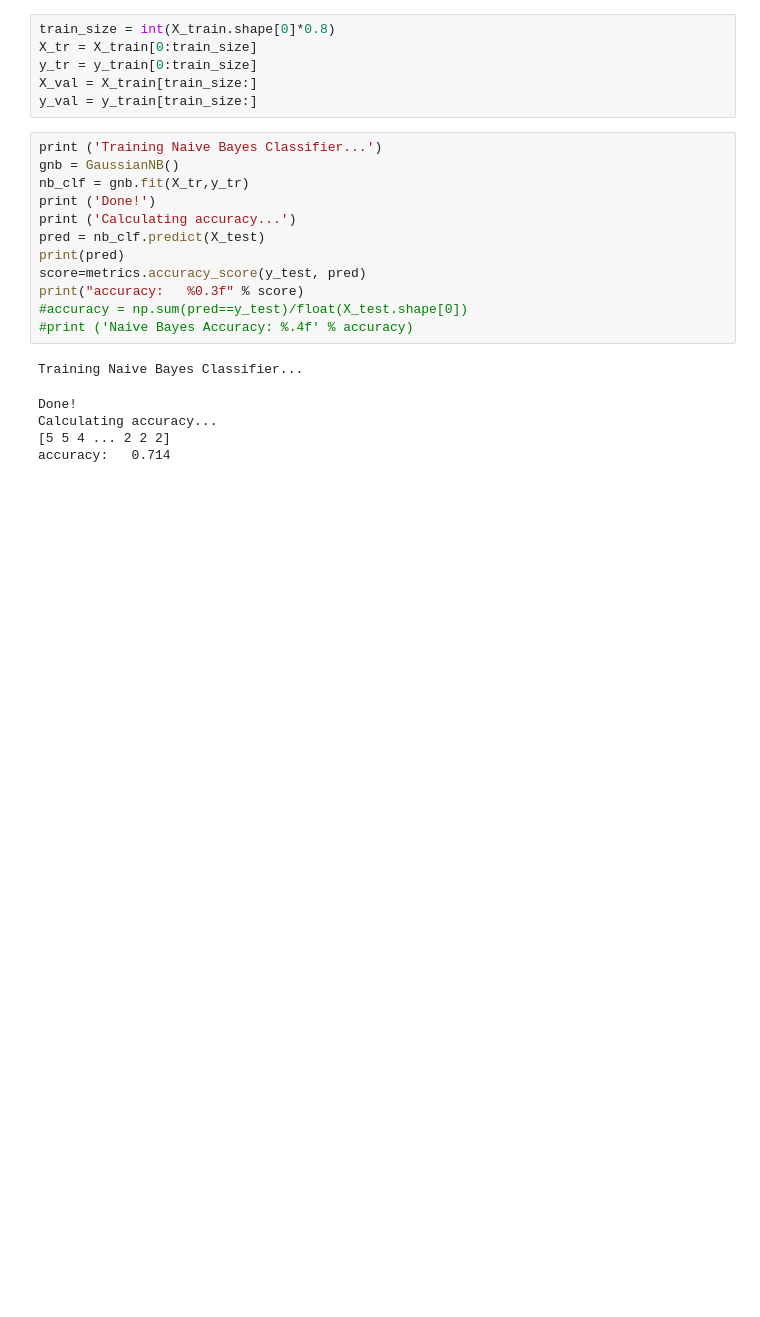
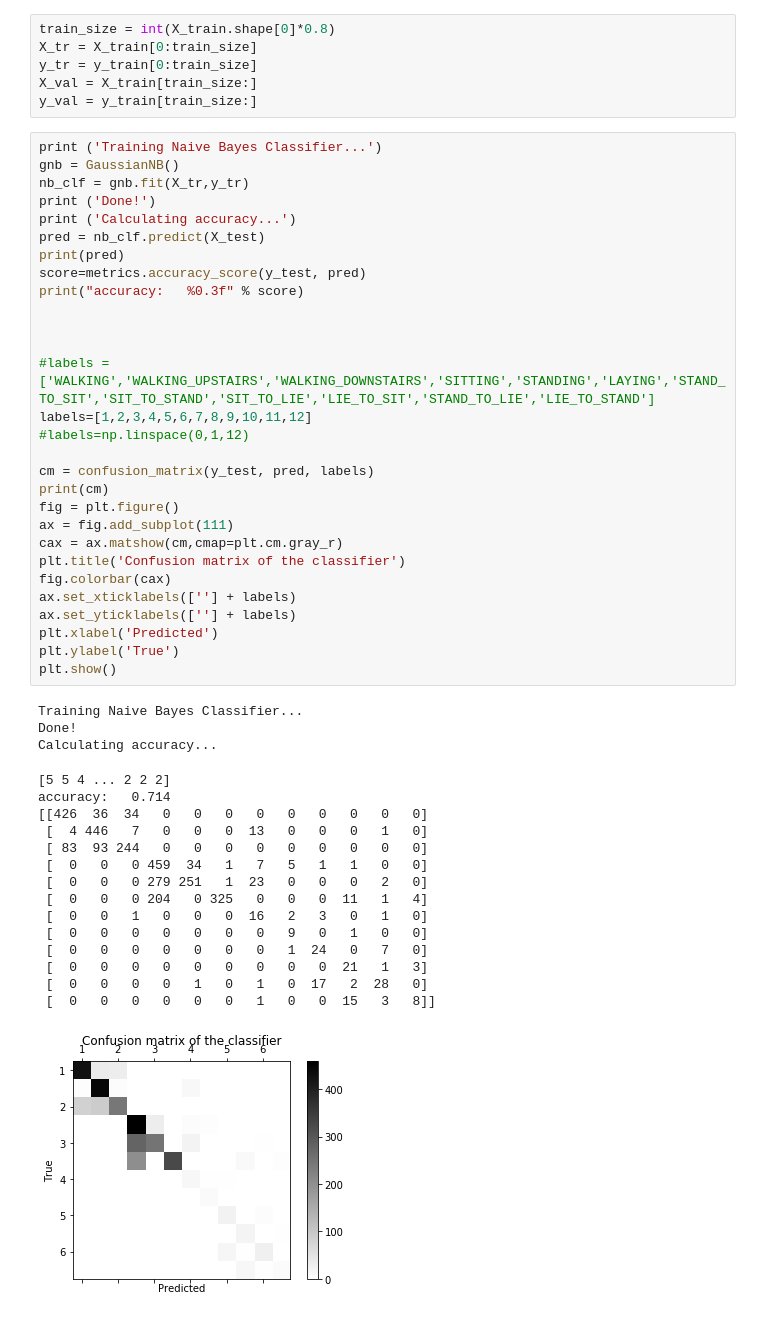
Before and after one commit to HAPTDS/HAPT, a Jupyter notebook: HAPT preprocessing.ipynb, the cells around one changed output. Saved outputs shown, nothing was run; the diff lists cells and outputs as text; blank space fills up the shorter version.

```diff
--- a/HAPT preprocessing.ipynb
+++ b/HAPT preprocessing.ipynb
@@ -105,21 +106,51 @@ y_val = y_train[train_size:]
 # %%
 print ('Training Naive Bayes Classifier...')
 gnb = GaussianNB()
 nb_clf = gnb.fit(X_tr,y_tr)
 print ('Done!')
 print ('Calculating accuracy...')
 pred = nb_clf.predict(X_test)
 print(pred)
 score=metrics.accuracy_score(y_test, pred)
 print("accuracy:   %0.3f" % score)
-#accuracy = np.sum(pred==y_test)/float(X_test.shape[0])
-#print ('Naive Bayes Accuracy: %.4f' % accuracy)
+
+
+
+#labels = ['WALKING','WALKING_UPSTAIRS','WALKING_DOWNSTAIRS','SITTING','STANDING','LAYING','STAND_TO_SIT','SIT_TO_STAND','SIT_TO_LIE','LIE_TO_SIT','STAND_TO_LIE','LIE_TO_STAND']
+labels=[1,2,3,4,5,6,7,8,9,10,11,12]
+#labels=np.linspace(0,1,12)
+
+cm = confusion_matrix(y_test, pred, labels)
+print(cm)
+fig = plt.figure()
+ax = fig.add_subplot(111)
+cax = ax.matshow(cm,cmap=plt.cm.gray_r)
+plt.title('Confusion matrix of the classifier')
+fig.colorbar(cax)
+ax.set_xticklabels([''] + labels)
+ax.set_yticklabels([''] + labels)
+plt.xlabel('Predicted')
+plt.ylabel('True')
+plt.show()
 # %% [output]
 Training Naive Bayes Classifier...
+Done!
+Calculating accuracy...
-Done!
-Calculating accuracy...
 [5 5 4 ... 2 2 2]
 accuracy:   0.714
+[[426  36  34   0   0   0   0   0   0   0   0   0]
+ [  4 446   7   0   0   0  13   0   0   0   1   0]
+ [ 83  93 244   0   0   0   0   0   0   0   0   0]
+ [  0   0   0 459  34   1   7   5   1   1   0   0]
+ [  0   0   0 279 251   1  23   0   0   0   2   0]
+ [  0   0   0 204   0 325   0   0   0  11   1   4]
+ [  0   0   1   0   0   0  16   2   3   0   1   0]
+ [  0   0   0   0   0   0   0   9   0   1   0   0]
+ [  0   0   0   0   0   0   0   1  24   0   7   0]
+ [  0   0   0   0   0   0   0   0   0  21   1   3]
+ [  0   0   0   0   1   0   1   0  17   2  28   0]
+ [  0   0   0   0   0   0   1   0   0  15   3   8]]
+[figure, added]
 # %%
 indx=0
 accuracy = np.zeros(11)
```
Also changed, not shown: parts of 5 cells of this notebook.
